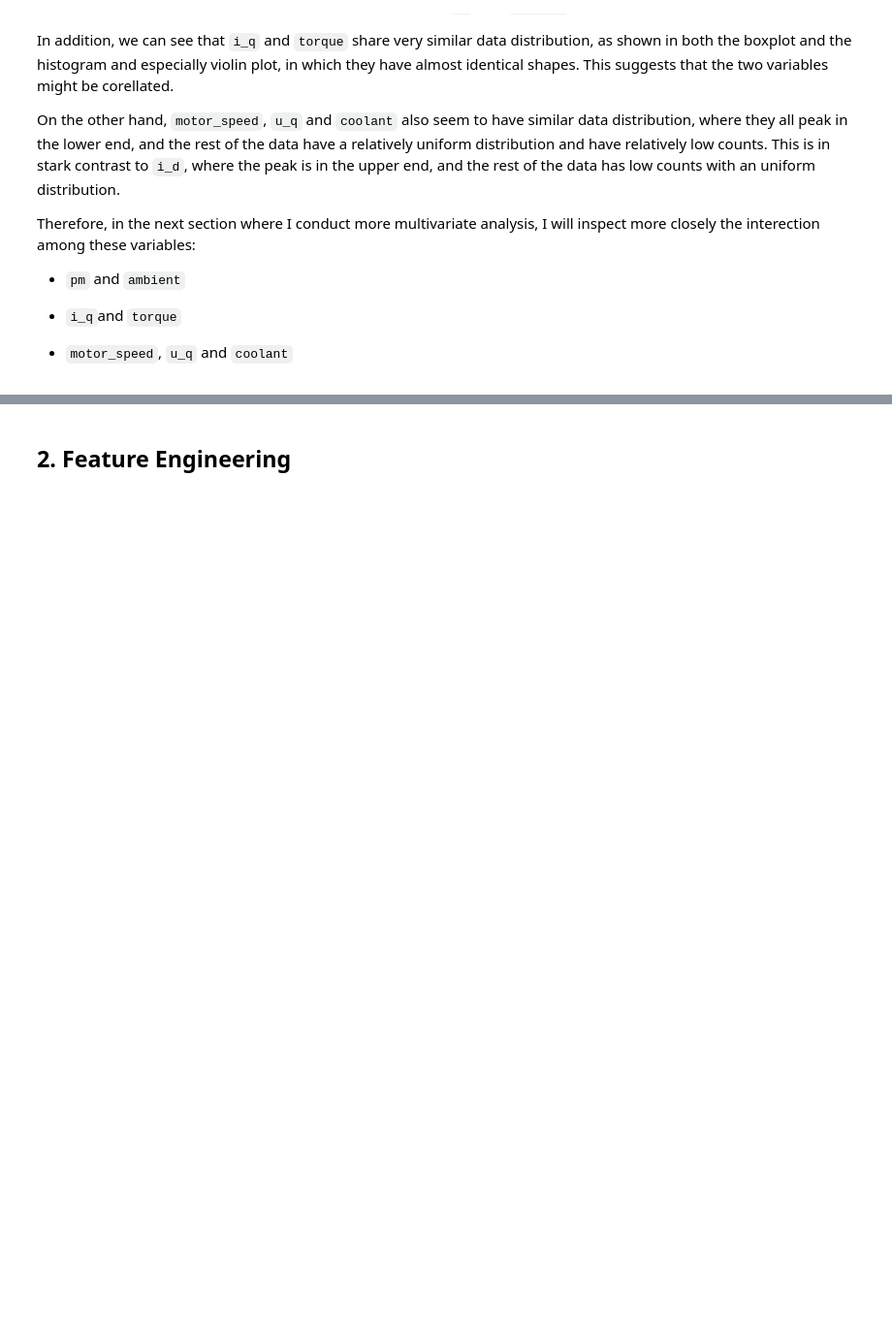
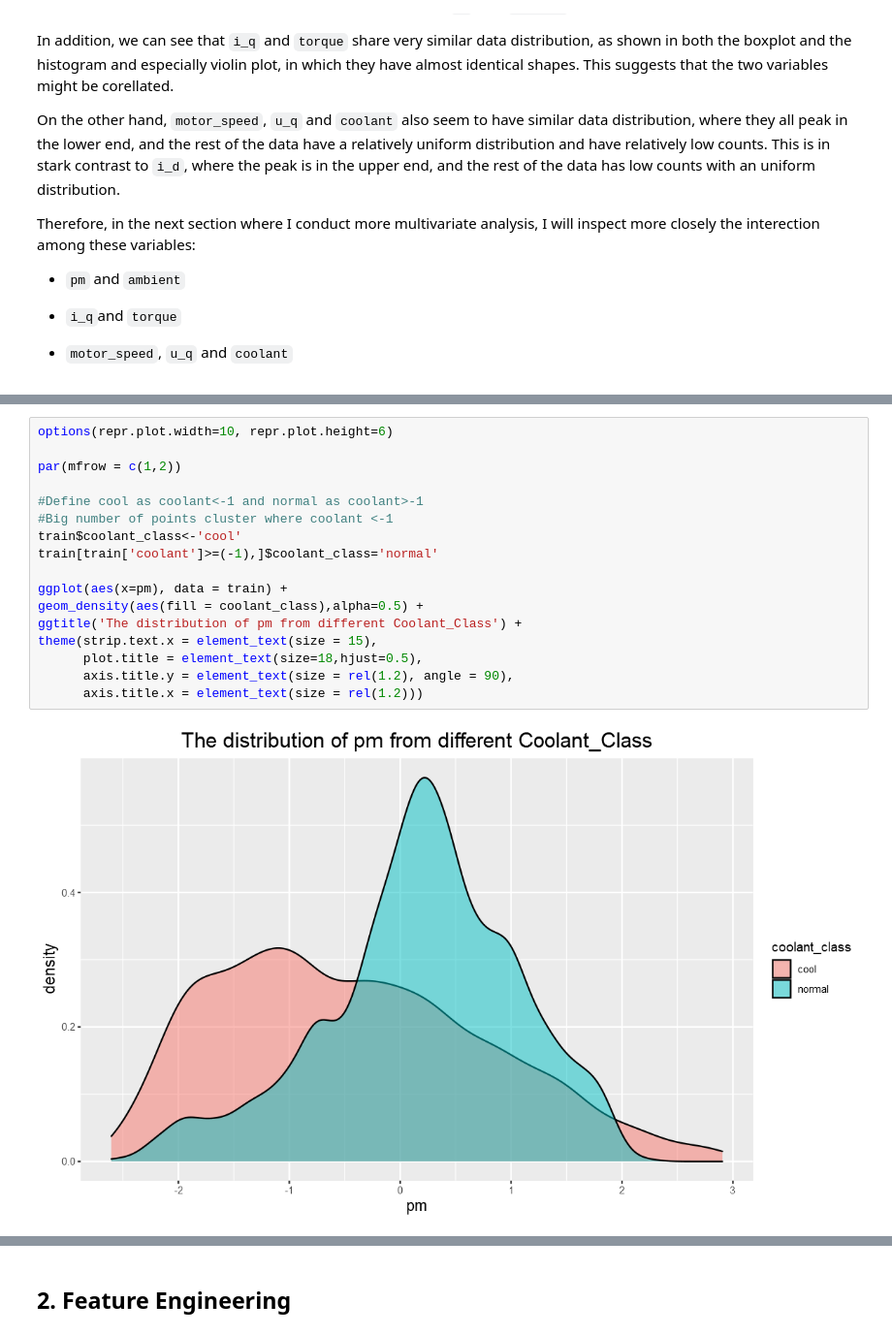
Before and after one commit to DanielTranDS/RotorTemperature-EDA-Regression, a Jupyter notebook: RotorTemp_ModellingCodes.ipynb, the cells around one changed output, grey strips where cells are left out. Shown at 97% size. Cells and saved outputs as stored; diff of their text form; blank space fills up the shorter version.

```diff
--- a/RotorTemp_ModellingCodes.ipynb
+++ b/RotorTemp_ModellingCodes.ipynb
@@ -256,0 +361,19 @@ Therefore, in the next section where I conduct more multivariate analysis, I wil
+# %%
+options(repr.plot.width=10, repr.plot.height=6)
+
+par(mfrow = c(1,2))
+
+#Define cool as coolant<-1 and normal as coolant>-1
+#Big number of points cluster where coolant <-1
+train$coolant_class<-'cool'
+train[train['coolant']>=(-1),]$coolant_class='normal'
+
+ggplot(aes(x=pm), data = train) +
+geom_density(aes(fill = coolant_class),alpha=0.5) +
+ggtitle('The distribution of pm from different Coolant_Class') +
+theme(strip.text.x = element_text(size = 15),
+      plot.title = element_text(size=18,hjust=0.5),
+      axis.title.y = element_text(size = rel(1.2), angle = 90),
+      axis.title.x = element_text(size = rel(1.2)))
+# %% [output]
+[figure, added]
```
Also changed, not shown: parts of 18 cells of this notebook.
